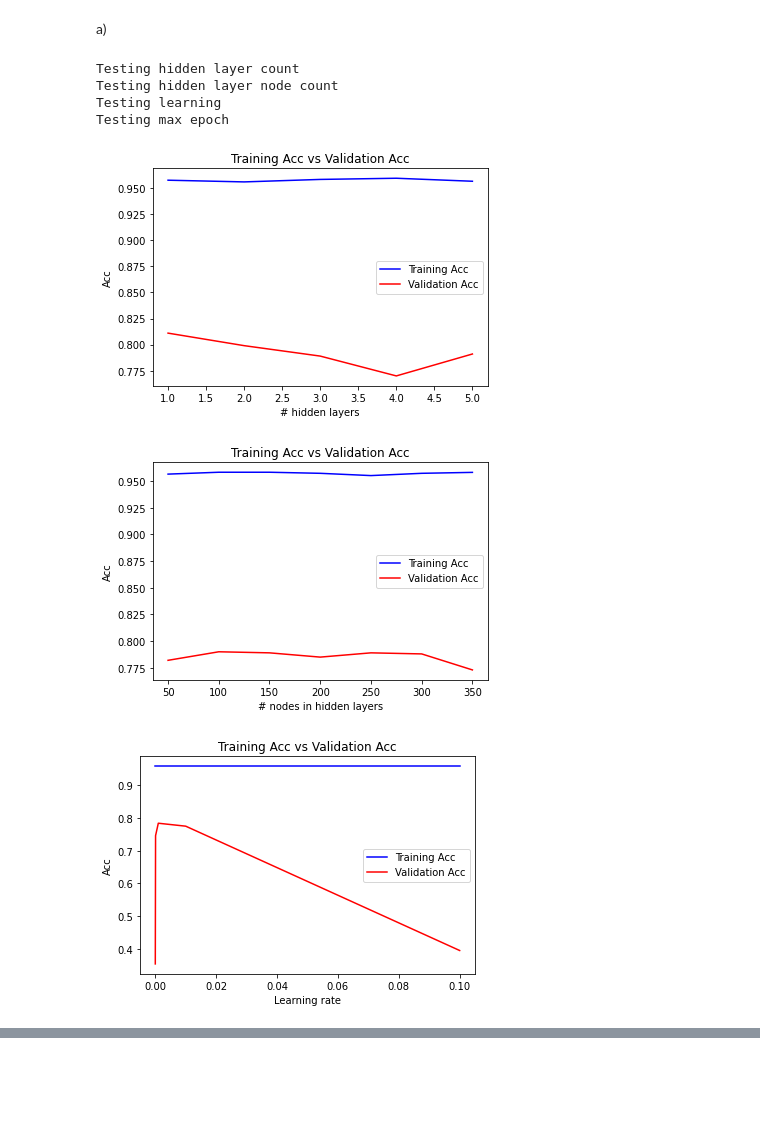
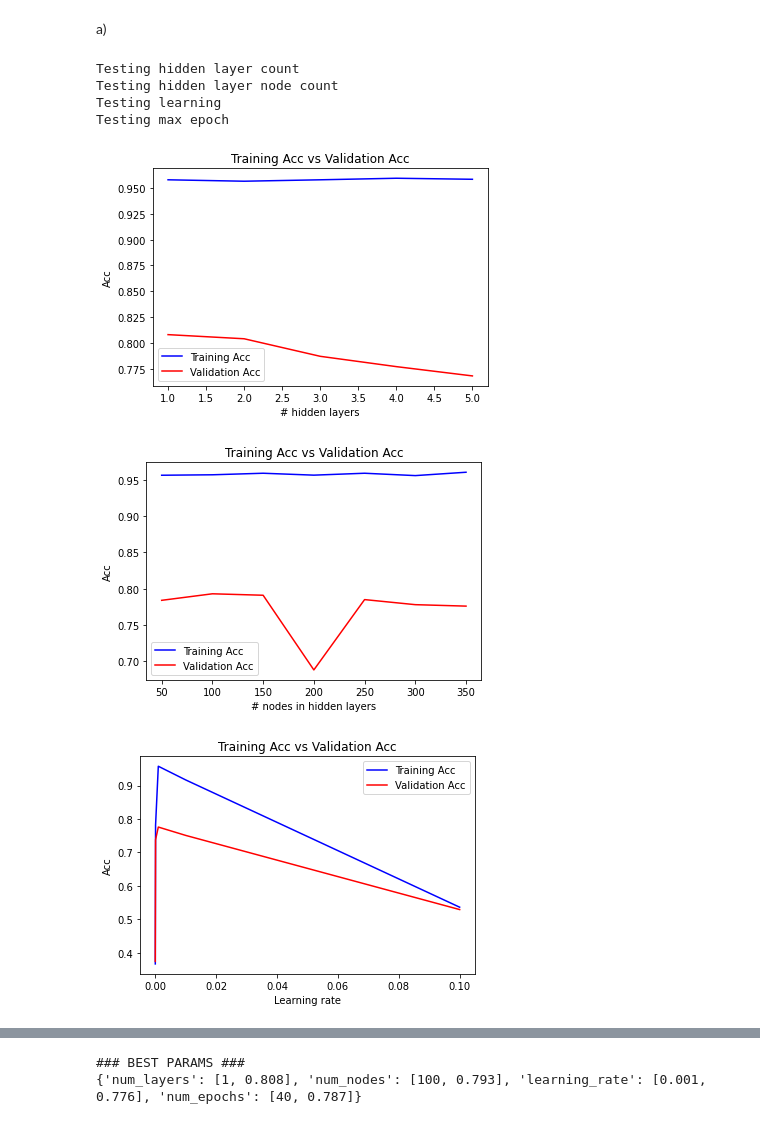
Before and after one commit to pageian/CSCI-3151, a Jupyter notebook: Assignments/A2/Question 2.ipynb, the cells around one changed output, grey strips where cells are left out. Cells and saved outputs as stored; diff of their text form; code cells hidden in the pictures; blank space fills up the shorter version.

```diff
--- a/Assignments/A2/Question 2.ipynb
+++ b/Assignments/A2/Question 2.ipynb
@@ -50,6 +50,13 @@ def trainModel(X_train, y_train, X_val, y_val, hidden_layers = 3, hidden_nodes =
 
 if "__main__" == __name__:
 
+    best_params = {
+        'num_layers': [0, 0],
+        'num_nodes': [0, 0],
+        'learning_rate': [0, 0],
+        'num_epochs': [0, 0]
+    }
+
     # load data
     np_load_old = np.load
     np.load = lambda *a,**k: np_load_old(*a, allow_pickle=True, **k)
@@ -77,34 +84,45 @@ if "__main__" == __name__:
     for hidden_layers in hidden_layer_set:
         acc, acc_val = trainModel(partial_X_train, partial_y_train, X_val, y_val, hidden_layers=hidden_layers)
         hidden_layer_data.append([acc, acc_val])
+        if(best_params['num_layers'][1] < acc_val):
+            best_params['num_layers'] = [hidden_layers, acc_val]
 
     print("Testing hidden layer node count")
     hidden_nodes_data = []
     for hidden_layer_nodes in hidden_nodes_set:
         acc, acc_val = trainModel(partial_X_train, partial_y_train, X_val, y_val, hidden_nodes=hidden_layer_nodes)
         hidden_nodes_data.append([acc, acc_val])
+        if(best_params['num_nodes'][1] < acc_val):
+            best_params['num_nodes'] = [hidden_layer_nodes, acc_val]
 
     print("Testing learning")
     learning_rate_data = []
     for learning_rate in learning_rate_set:
-        cc, acc_val = trainModel(partial_X_train, partial_y_train, X_val, y_val, learning_rate=learning_rate)
+        acc, acc_val = trainModel(partial_X_train, partial_y_train, X_val, y_val, learning_rate=learning_rate)
         learning_rate_data.append([acc, acc_val])
+        if(best_params['learning_rate'][1] < acc_val):
+            best_params['learning_rate'] = [learning_rate, acc_val]
 
     print("Testing max epoch")
     epochs_data =[]
     for num_epochs in epochs_set:
         acc, acc_val = trainModel(partial_X_train, partial_y_train, X_val, y_val, epochs=num_epochs)
         epochs_data.append([acc, acc_val])
+        if(best_params['num_epochs'][1] < acc_val):
+            best_params['num_epochs'] = [num_epochs, acc_val]
 
     graphData(hidden_layer_set, hidden_layer_data, '# hidden layers')
     graphData(hidden_nodes_set, hidden_nodes_data, '# nodes in hidden layers')
     graphData(learning_rate_set, learning_rate_data, 'Learning rate')
     graphData(epochs_set, epochs_data, 'epochs')
+
+    print("### BEST PARAMS ###")
+    print(best_params)
 # %% [output]
 Testing hidden layer count
 Testing hidden layer node count
 Testing learning
 Testing max epoch
-[figure, old version]
+[figure, new version]
-[figure, old version]
+[figure, new version]
-[figure, old version]
+[figure, new version]
@@ -111,0 +130,2 @@ Testing max epoch
+### BEST PARAMS ###
+{'num_layers': [1, 0.808], 'num_nodes': [100, 0.793], 'learning_rate': [0.001, 0.776], 'num_epochs': [40, 0.787]}
```
Also changed, not shown: parts of 4 cells of this notebook, 1 other file.
